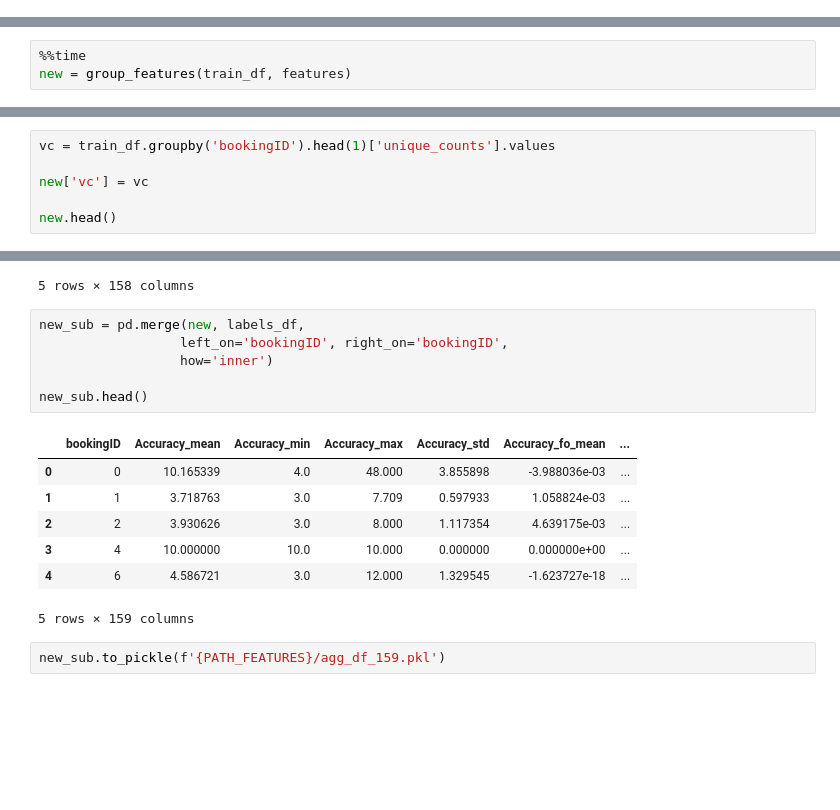
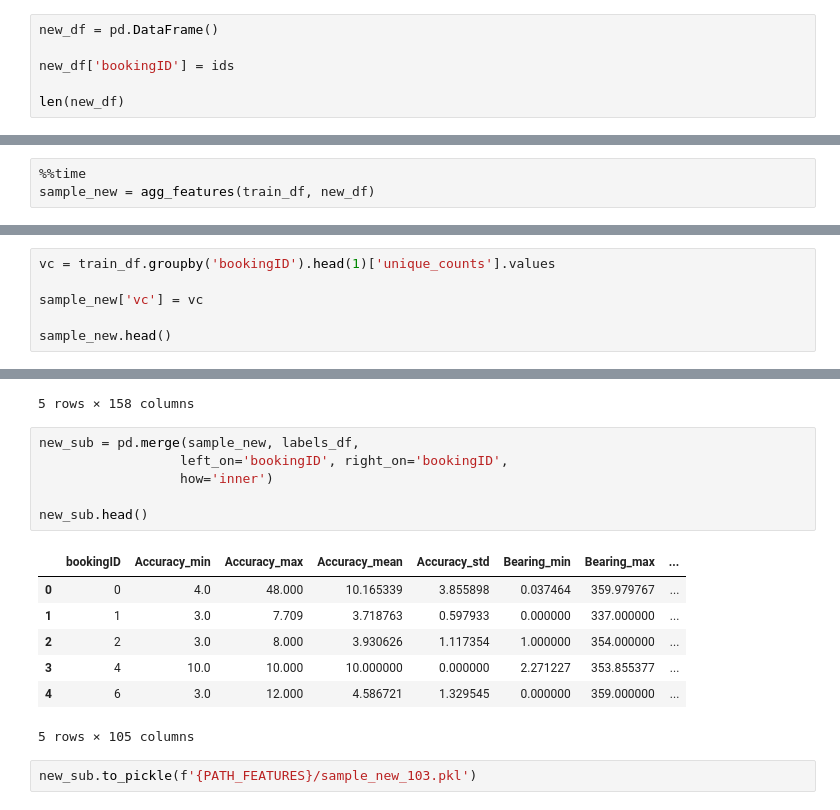
Before and after one commit to wjensheng/grab, a Jupyter notebook: preprocess.ipynb, the cells around one changed output, grey strips where cells are left out. Drawn from its saved outputs; the diff is of its cells as text; blank space fills up the shorter version.

```diff
--- a/preprocess.ipynb
+++ b/preprocess.ipynb
@@ -261,0 +308,6 @@ def group_features(in_, features):
+# %%
+new_df = pd.DataFrame()
+
+new_df['bookingID'] = ids
+
+len(new_df)
@@ -262,3 +316,3 @@ def group_features(in_, features):
 # %%
 %%time
-new = group_features(train_df, features)
+sample_new = agg_features(train_df, new_df)
@@ -269,7 +338,7 @@ len(new)
 # %%
 vc = train_df.groupby('bookingID').head(1)['unique_counts'].values
 
-new['vc'] = vc
+sample_new['vc'] = vc
 
-new.head()
+sample_new.head()
 # %% [output]
@@ -308,18 +377,18 @@ new.head()
 | 4 | 6 | 4.586721 | 3.0 | 12.000 | 1.329545 | -1.623727e-18 | ... |
 5 rows × 158 columns
 # %%
-new_sub = pd.merge(new, labels_df,
+new_sub = pd.merge(sample_new, labels_df,
                   left_on='bookingID', right_on='bookingID',
                   how='inner')
 
 new_sub.head()
 # %% [output]
-|  | bookingID | Accuracy_mean | Accuracy_min | Accuracy_max | Accuracy_std | Accuracy_fo_mean | ... |
-| 0 | 0 | 10.165339 | 4.0 | 48.000 | 3.855898 | -3.988036e-03 | ... |
-| 1 | 1 | 3.718763 | 3.0 | 7.709 | 0.597933 | 1.058824e-03 | ... |
-| 2 | 2 | 3.930626 | 3.0 | 8.000 | 1.117354 | 4.639175e-03 | ... |
-| 3 | 4 | 10.000000 | 10.0 | 10.000 | 0.000000 | 0.000000e+00 | ... |
-| 4 | 6 | 4.586721 | 3.0 | 12.000 | 1.329545 | -1.623727e-18 | ... |
+|  | bookingID | Accuracy_min | Accuracy_max | Accuracy_mean | Accuracy_std | Bearing_min | Bearing_max | ... |
+| 0 | 0 | 4.0 | 48.000 | 10.165339 | 3.855898 | 0.037464 | 359.979767 | ... |
+| 1 | 1 | 3.0 | 7.709 | 3.718763 | 0.597933 | 0.000000 | 337.000000 | ... |
+| 2 | 2 | 3.0 | 8.000 | 3.930626 | 1.117354 | 1.000000 | 354.000000 | ... |
+| 3 | 4 | 10.0 | 10.000 | 10.000000 | 0.000000 | 2.271227 | 353.855377 | ... |
+| 4 | 6 | 3.0 | 12.000 | 4.586721 | 1.329545 | 0.000000 | 359.000000 | ... |
-5 rows × 159 columns
+5 rows × 105 columns
 # %%
-new_sub.to_pickle(f'{PATH_FEATURES}/agg_df_159.pkl')
+new_sub.to_pickle(f'{PATH_FEATURES}/sample_new_103.pkl')
```
Also changed, not shown: parts of 14 cells of this notebook, 1 other file.
